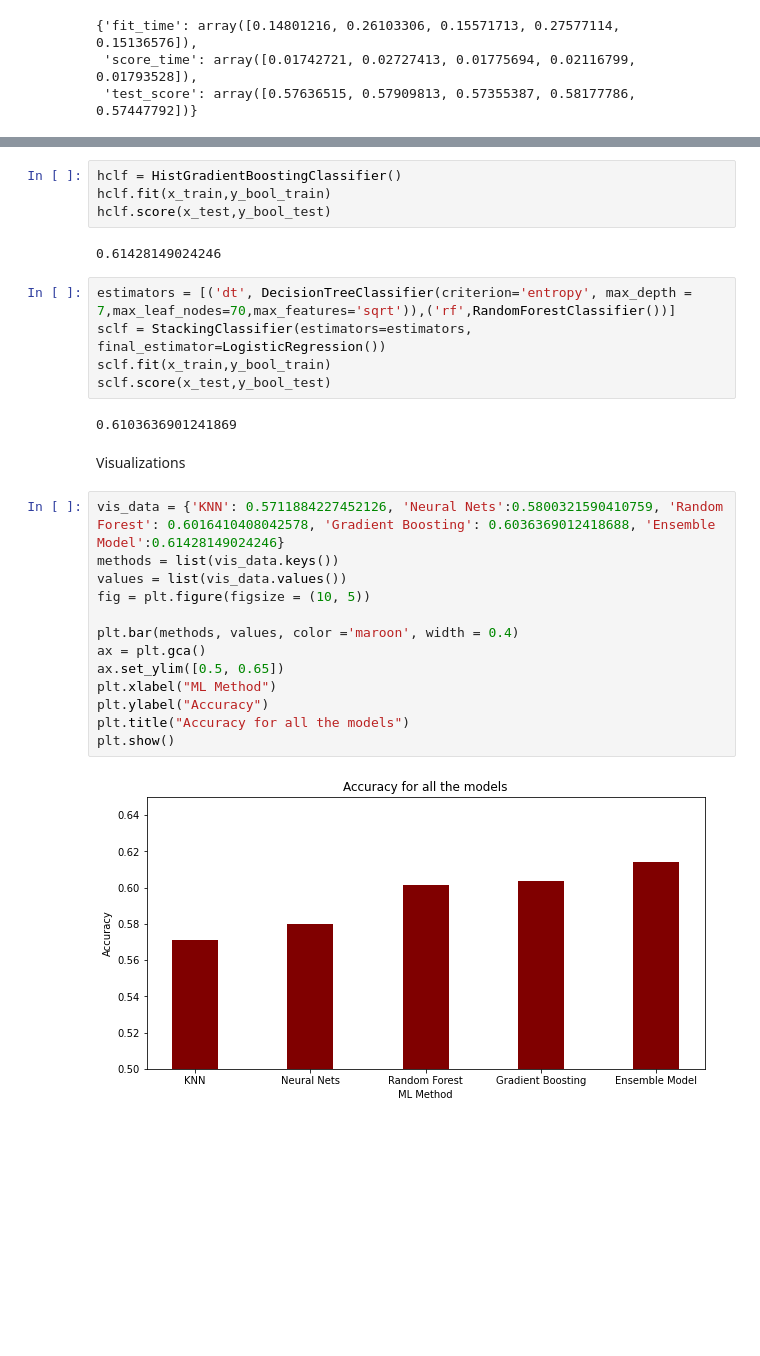
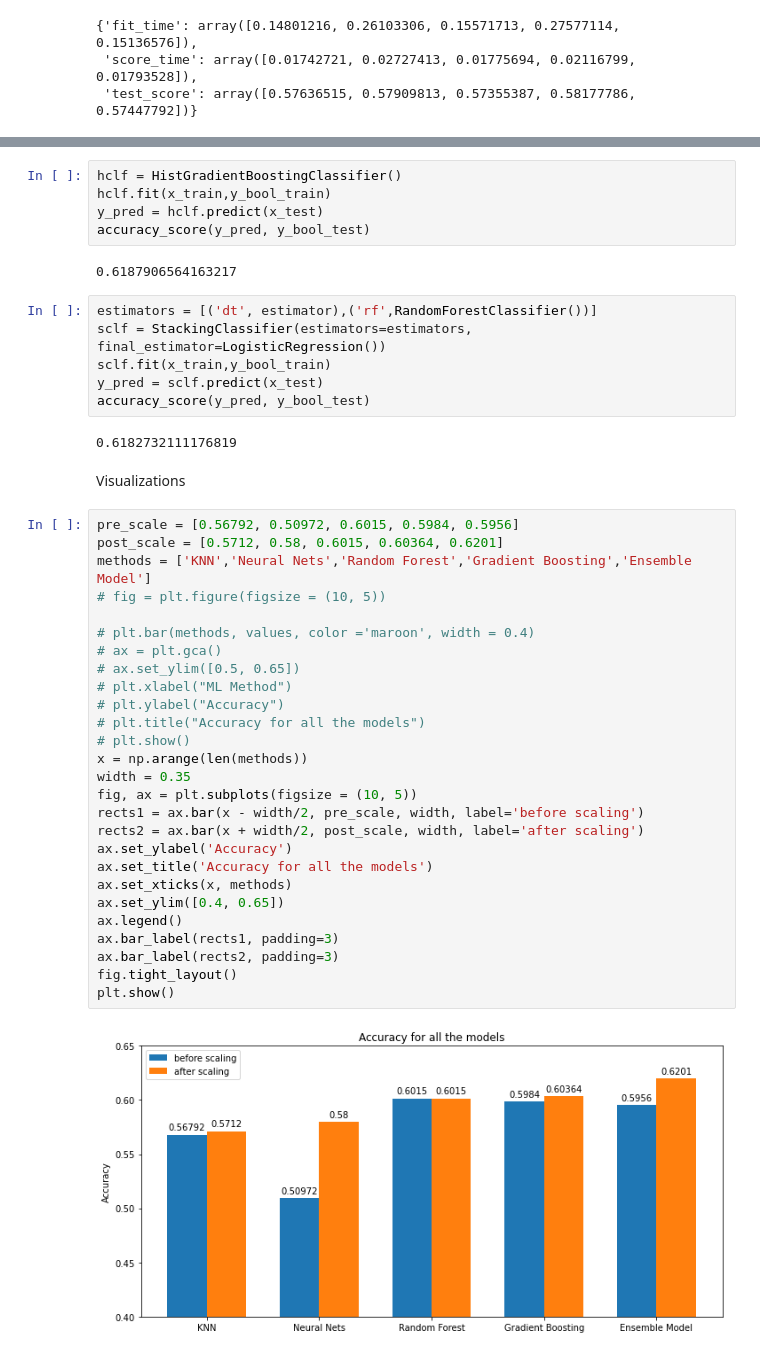
Before and after one commit to austin-py/396-DataPipeline, a Jupyter notebook: Final Project Colab.ipynb, the cells around one changed output, grey strips where cells are left out. Cells and saved outputs as stored; diff of their text form; blank space fills up the shorter version.

```diff
--- a/Final Project Colab.ipynb
+++ b/Final Project Colab.ipynb
@@ -502,30 +446,46 @@ eclf.score(x_test,y_bool_test)
 # %%
 hclf = HistGradientBoostingClassifier()
 hclf.fit(x_train,y_bool_train)
-hclf.score(x_test,y_bool_test)
+y_pred = hclf.predict(x_test)
+accuracy_score(y_pred, y_bool_test)
 # %% [output]
-0.61428149024246
+0.6187906564163217
 # %%
-estimators = [('dt', DecisionTreeClassifier(criterion='entropy', max_depth = 7,max_leaf_nodes=70,max_features='sqrt')),('rf',RandomForestClassifier())]
+estimators = [('dt', estimator),('rf',RandomForestClassifier())]
 sclf = StackingClassifier(estimators=estimators, final_estimator=LogisticRegression())
 sclf.fit(x_train,y_bool_train)
-sclf.score(x_test,y_bool_test)
+y_pred = sclf.predict(x_test)
+accuracy_score(y_pred, y_bool_test)
 # %% [output]
-0.6103636901241869
+0.6182732111176819
 # %% [markdown]
 Visualizations
 # %%
-vis_data = {'KNN': 0.5711884227452126, 'Neural Nets':0.5800321590410759, 'Random Forest': 0.6016410408042578, 'Gradient Boosting': 0.6036369012418688, 'Ensemble Model':0.61428149024246}
-methods = list(vis_data.keys())
-values = list(vis_data.values())
-fig = plt.figure(figsize = (10, 5))
+pre_scale = [0.56792, 0.50972, 0.6015, 0.5984, 0.5956]
+post_scale = [0.5712, 0.58, 0.6015, 0.60364, 0.6201]
+methods = ['KNN','Neural Nets','Random Forest','Gradient Boosting','Ensemble Model']
+# fig = plt.figure(figsize = (10, 5))
 
-plt.bar(methods, values, color ='maroon', width = 0.4)
-ax = plt.gca()
-ax.set_ylim([0.5, 0.65])
-plt.xlabel("ML Method")
-plt.ylabel("Accuracy")
-plt.title("Accuracy for all the models")
+# plt.bar(methods, values, color ='maroon', width = 0.4)
+# ax = plt.gca()
+# ax.set_ylim([0.5, 0.65])
+# plt.xlabel("ML Method")
+# plt.ylabel("Accuracy")
+# plt.title("Accuracy for all the models")
+# plt.show()
+x = np.arange(len(methods))
+width = 0.35
+fig, ax = plt.subplots(figsize = (10, 5))
+rects1 = ax.bar(x - width/2, pre_scale, width, label='before scaling')
+rects2 = ax.bar(x + width/2, post_scale, width, label='after scaling')
+ax.set_ylabel('Accuracy')
+ax.set_title('Accuracy for all the models')
+ax.set_xticks(x, methods)
+ax.set_ylim([0.4, 0.65])
+ax.legend()
+ax.bar_label(rects1, padding=3)
+ax.bar_label(rects2, padding=3)
+fig.tight_layout()
 plt.show()
 # %% [output]
-[figure, old version]
+[figure, new version]
```
Also changed, not shown: parts of 22 cells of this notebook.
